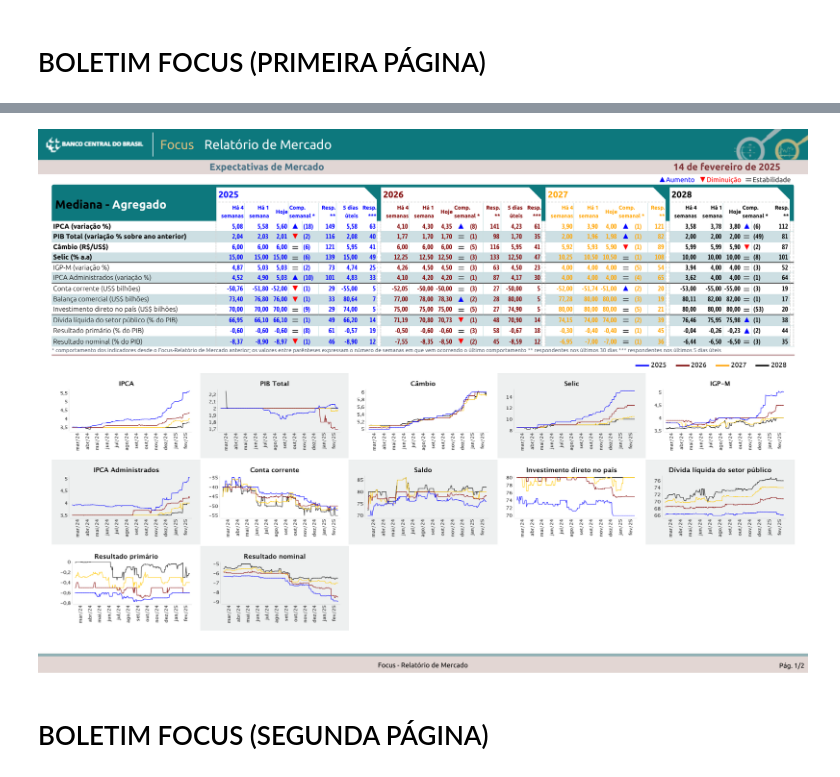
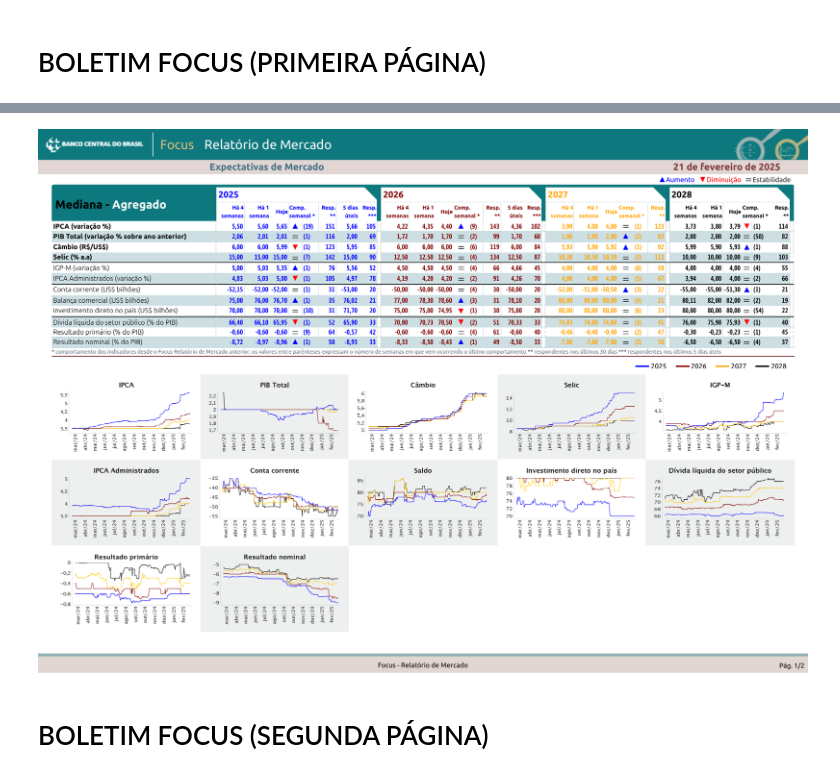
Before and after one commit to osergioribeirof/Python, a Jupyter notebook: Boletim_Focus.ipynb, the cells around one changed output, grey strips where cells are left out. Saved outputs shown, nothing was run; the diff lists cells and outputs as text; code cells hidden in the pictures.

```diff
--- a/Boletim_Focus.ipynb
+++ b/Boletim_Focus.ipynb
@@ -71,7 +71,7 @@ import io
 from IPython.display import display, Image
 
 #Alterar Data para ter *Boletim Focus Atual*
-pdf_file = fitz.open('R20250214.pdf')
+pdf_file = fitz.open('R20250221.pdf')
 page = pdf_file[0]  # Get the first page
 
 # Render the page as a PNG image with higher DPI
@@ -94,4 +90,4 @@ Successfully installed PyMuPDF-1.25.3
-[figure, old version]
+[figure, new version]
 # %% [markdown]
 # BOLETIM FOCUS (SEGUNDA PÁGINA)
 # %%
```
Also changed, not shown: parts of 5 cells of this notebook.
